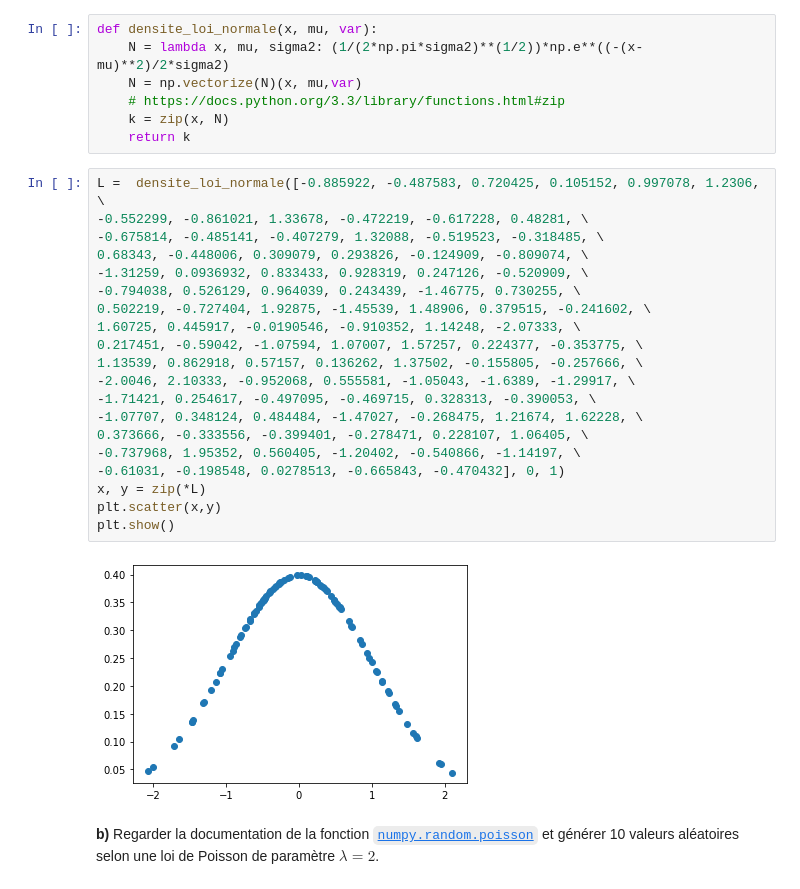
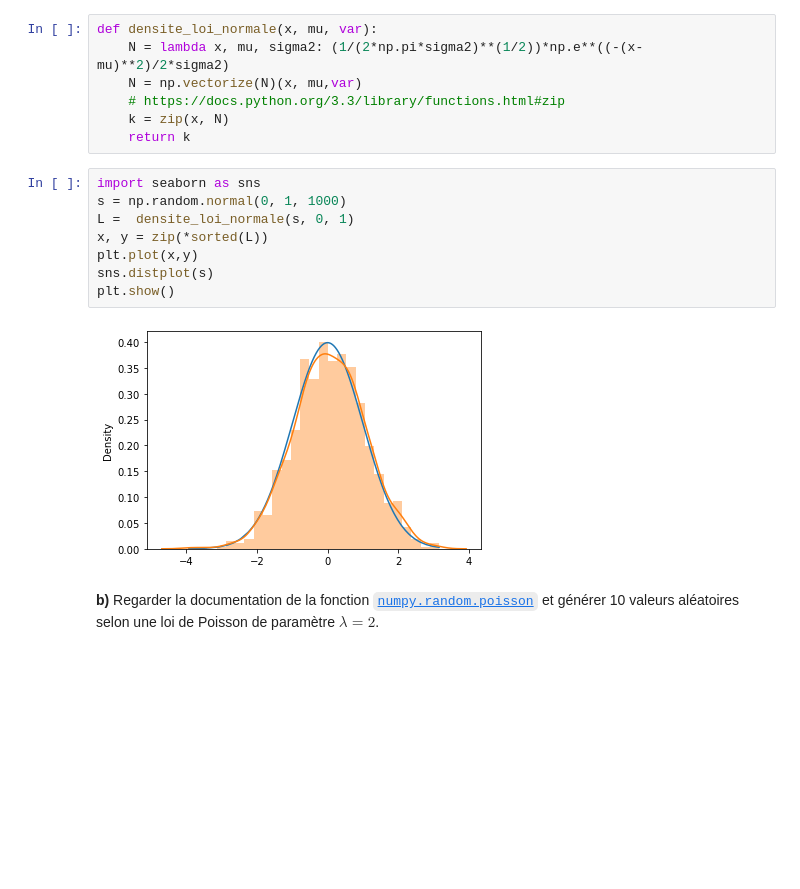
Before and after one commit to AntonioHorcasSerrano/LU2MA100, a Jupyter notebook: devoir-2.ipynb, the cells around one changed output. Cells and saved outputs as stored; diff of their text form; blank space fills up the shorter version.

```diff
--- a/devoir-2.ipynb
+++ b/devoir-2.ipynb
@@ -374,28 +374,16 @@ def densite_loi_normale(x, mu, var):
     # https://docs.python.org/3.3/library/functions.html#zip
     k = zip(x, N)
     return k
-# %%
-L =  densite_loi_normale([-0.885922, -0.487583, 0.720425, 0.105152, 0.997078, 1.2306, \
--0.552299, -0.861021, 1.33678, -0.472219, -0.617228, 0.48281, \
--0.675814, -0.485141, -0.407279, 1.32088, -0.519523, -0.318485, \
-0.68343, -0.448006, 0.309079, 0.293826, -0.124909, -0.809074, \
--1.31259, 0.0936932, 0.833433, 0.928319, 0.247126, -0.520909, \
--0.794038, 0.526129, 0.964039, 0.243439, -1.46775, 0.730255, \
-0.502219, -0.727404, 1.92875, -1.45539, 1.48906, 0.379515, -0.241602, \
-1.60725, 0.445917, -0.0190546, -0.910352, 1.14248, -2.07333, \
-0.217451, -0.59042, -1.07594, 1.07007, 1.57257, 0.224377, -0.353775, \
-1.13539, 0.862918, 0.57157, 0.136262, 1.37502, -0.155805, -0.257666, \
--2.0046, 2.10333, -0.952068, 0.555581, -1.05043, -1.6389, -1.29917, \
--1.71421, 0.254617, -0.497095, -0.469715, 0.328313, -0.390053, \
--1.07707, 0.348124, 0.484484, -1.47027, -0.268475, 1.21674, 1.62228, \
-0.373666, -0.333556, -0.399401, -0.278471, 0.228107, 1.06405, \
--0.737968, 1.95352, 0.560405, -1.20402, -0.540866, -1.14197, \
--0.61031, -0.198548, 0.0278513, -0.665843, -0.470432], 0, 1)
-x, y = zip(*L)
-plt.scatter(x,y)
-plt.show()
-# %% [output]
-[figure, removed]
+# %%
+import seaborn as sns
+s = np.random.normal(0, 1, 1000)
+L =  densite_loi_normale(s, 0, 1)
+x, y = zip(*sorted(L))
+plt.plot(x,y)
+sns.distplot(s)
+plt.show()
+# %% [output]
+[figure, added]
 # %% [markdown]
 
 
```
Also changed, not shown: parts of 6 cells of this notebook.
